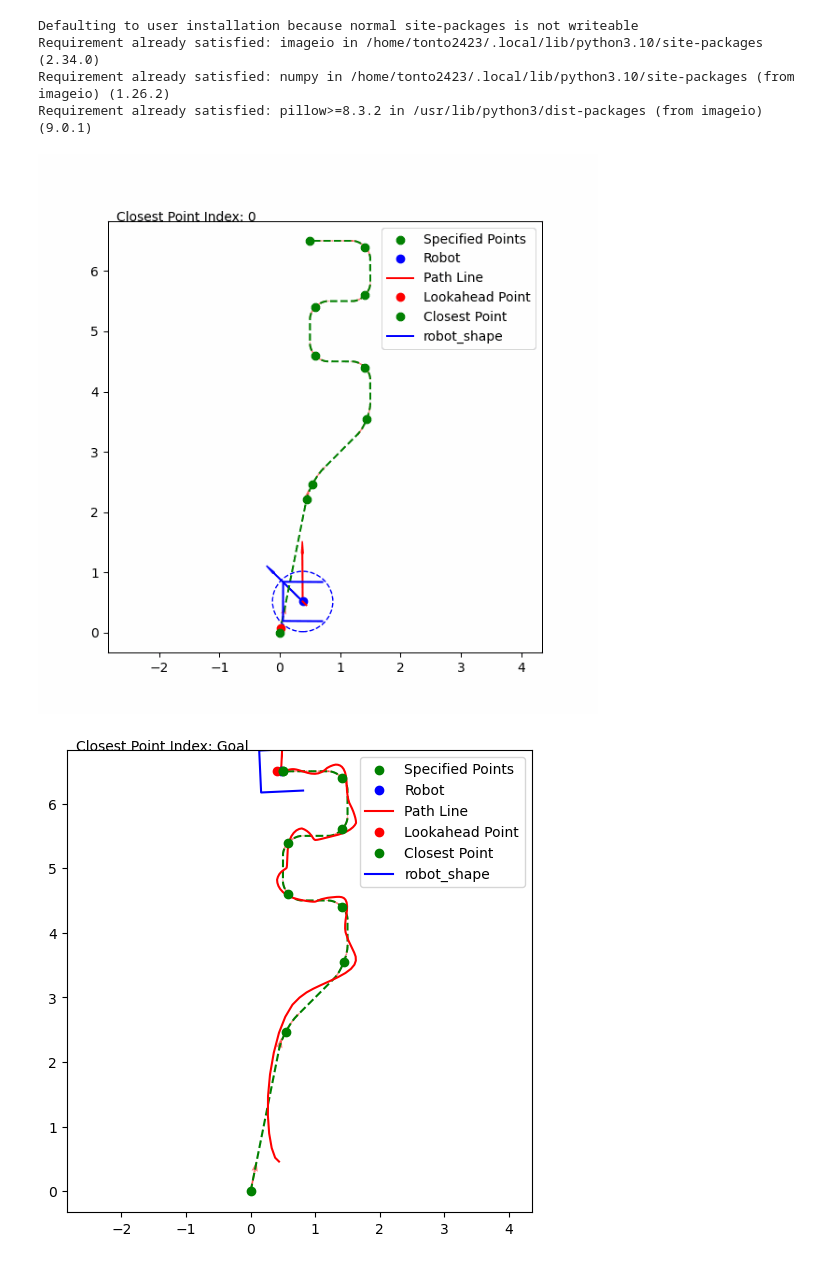
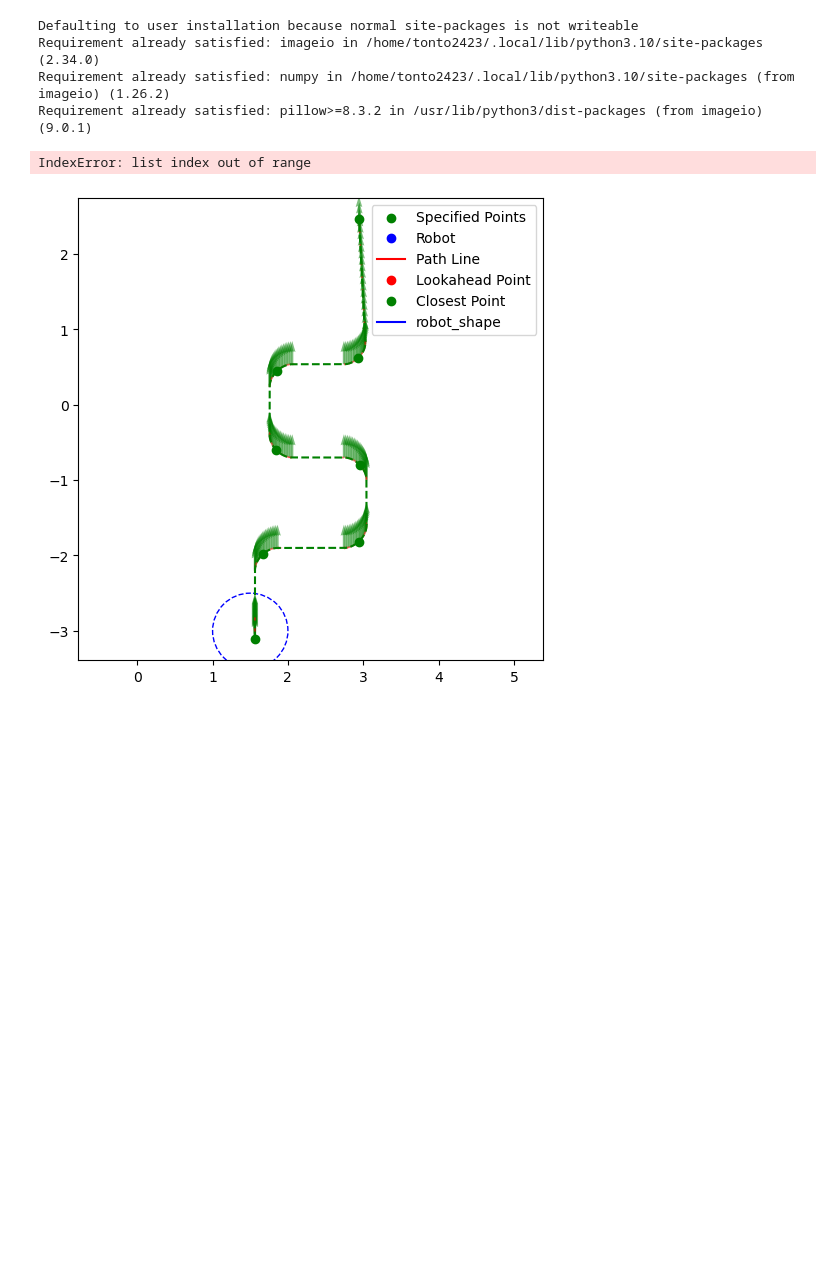
Before and after one commit to NeyagawaRobocons/chassis_haru_robo2024, a Jupyter notebook: pure_pursuit/pure_pursuit/pure_pursuit_test.ipynb, the cells around one changed output. Drawn from its saved outputs; the diff is of its cells as text; code cells hidden in the pictures; blank space fills up the shorter version.

```diff
--- a/pure_pursuit/pure_pursuit/pure_pursuit_test.ipynb
+++ b/pure_pursuit/pure_pursuit/pure_pursuit_test.ipynb
@@ -575,7 +535,7 @@ import imageio
 node = PurePursuitNode()
 
 # 経路データの読み込み
-path_data = np.loadtxt('path.csv', delimiter=',', skiprows=1)
+path_data = np.loadtxt('../csv/path.csv', delimiter=',', skiprows=1)
 path_x = path_data[:, 0]
 path_y = path_data[:, 1]
 path_theta = path_data[:, 2]
@@ -584,7 +544,7 @@ path = np.column_stack((path_x, path_y, path_theta))
 tangents = node.compute_tangents(path)
 node.angles, node.max_angle = node.compute_angles(tangents)
 
-indices_and_commands = np.loadtxt('indices_and_commands.csv', delimiter=',', skiprows=1)
+indices_and_commands = np.loadtxt('../csv/indices_and_commands.csv', delimiter=',', skiprows=1)
 indices = indices_and_commands[:, 0].astype(int)
 
 # シミュレーションパラメータの設定
@@ -594,7 +554,7 @@ total_time = 20  # シミュレーションの総時間
 num_steps = int(total_time / dt)
 
 # ロボットの初期位置
-robot_position = np.array([0.5, 0.5])
+robot_position = np.array([1.5, -3.0])
 theta = 0.0
 # theta = 1.57
 # ロボットの軌跡を記録するためのリスト
@@ -612,7 +572,7 @@ index = 0 # index of lookahead distance
 robot_velocity_vector = np.array([0.0, 0.0])  # 初期速度ベクトル
 target_velocity_vector = None
 tau = 0.4  # 時間定数（適宜調整する）
-P_gain = 5.5 # P gain for P control
+P_gain = 0.0 # P gain for P control
 node.path_p_gain = P_gain
 closest_point = np.array([0.0, 0.0, 0.0])
 current_omega = 0.0
@@ -630,7 +590,7 @@ outer_fence = np.array([[0, 0], [0, 4], [2, 4], [2, 0], [0, 0]])
 # アニメーションの準備
 fig, ax = plt.subplots(figsize=(6, 6))
 ax.plot(path_x, path_y, 'g--')  # 経路をプロット
-# plt.quiver(path_x, path_y, -np.sin(path_theta), np.cos(path_theta), scale=20, color='g', alpha=0.5)
+plt.quiver(path_x, path_y, -np.sin(path_theta), np.cos(path_theta), scale=20, color='g', alpha=0.5)
 plt.quiver(path_x, path_y, tangents[:, 0], tangents[:, 1], scale=40, color='r', alpha=0.5, linewidth=0.5)
 plt.scatter(path[indices, 0], path[indices, 1], color='g', zorder=5, label='Specified Points')
 # ax.plot(outer_fence[:, 0], outer_fence[:, 1], 'k-')  # 外枠の描画
@@ -668,8 +628,8 @@ def animate(i):
 
     pose_vector = [0.0, 0.0]  # ここで初期化
     # 先行点と目標速度ベクトルを計算
-    lookahead_point, index = node.find_lookahead_point(robot_position, path, current_LA_dist, distance_threshold, lookahead_point, index)
-    closest_point, node.closest_index = node.find_closest_point(robot_position, path , closest_point, node.closest_index)
+    lookahead_point, closest_point, node.closest_index = node.find_lookahead_point(
+        robot_position, path, current_LA_dist, index)
     if node.closest_index > len(path) - 3:
         target_vel_omega = np.array([0.0, 0.0, 0.0])
     else:
@@ -705,32 +665,32 @@ def animate(i):
         lookahead_circle.radius = current_LA_dist
     # ロボットの軌跡に現在位置を追加
     robot_path_x.append(robot_position[0])
     robot_path_y.append(robot_position[1])
     path_line.set_data(robot_path_x, robot_path_y) # ロボットの軌跡をプロット
     # arrow settings
     if current_arrow is not None:
         current_arrow.remove()  # 前の矢印を削除
     current_arrow = patches.Arrow(robot_position[0], robot_position[1], pose_vector[0], pose_vector[1], width=0.05, color='red') # 新しい矢印を描画
     ax.add_patch(current_arrow)
     if current_vel_arrow is not None:
         current_vel_arrow.remove()  # 前の矢印を削除
     current_vel_arrow = patches.Arrow(robot_position[0], robot_position[1], robot_velocity_vector[0], robot_velocity_vector[1], width=0.05, color='blue') # 新しい矢印を描画
     ax.add_patch(current_vel_arrow)
     _, robot_vertices = calculate_rotated_vertices(robot_position, size=0.65, angle=theta) # ロボットの四角形の頂点を計算
     robot_square.set_data([robot_vertices[:, 0]], [robot_vertices[:, 1]]) # ロボットの四角形を描画
     robot_plot.set_data([robot_position[0]], [robot_position[1]]) # ロボットの位置をプロット
     return robot_plot, path_line, lookahead_circle, lookahead_point_plot, closest_point_plot, robot_square, text_display
 
 # アニメーションの実行
 ani = FuncAnimation(fig, animate, frames=num_steps, interval=dt*1000, blit=False)
 
 # GIFとして保存
 gif_path = 'omniwheel_robot_simulation.gif'
 ani.save(gif_path, writer='pillow', fps=30)
 
 # Colab環境でGIFを表示する場合は以下を実行
 from IPython.display import Image
 Image(open(gif_path, 'rb').read())
 # %% [output]
+IndexError: list index out of range
-[figure, old version]
+[figure, new version]
-[figure, removed]
```
Also changed, not shown: parts of 6 cells of this notebook, 1 other file.
